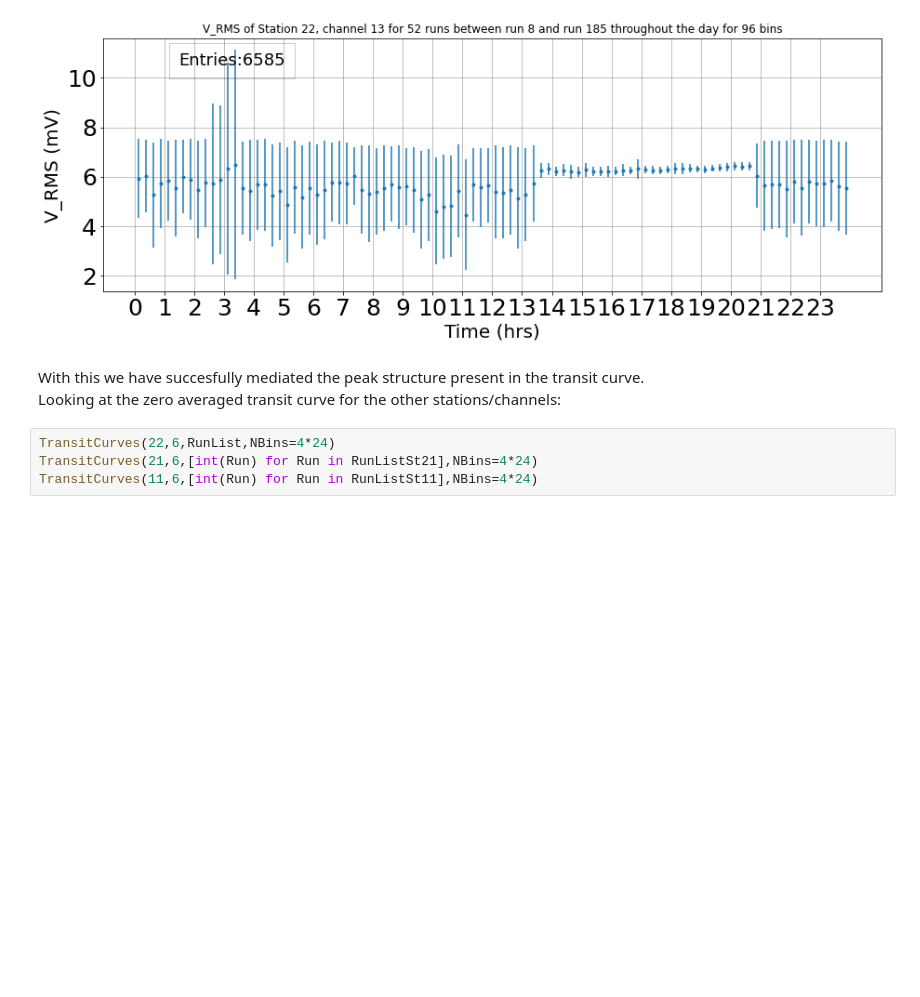
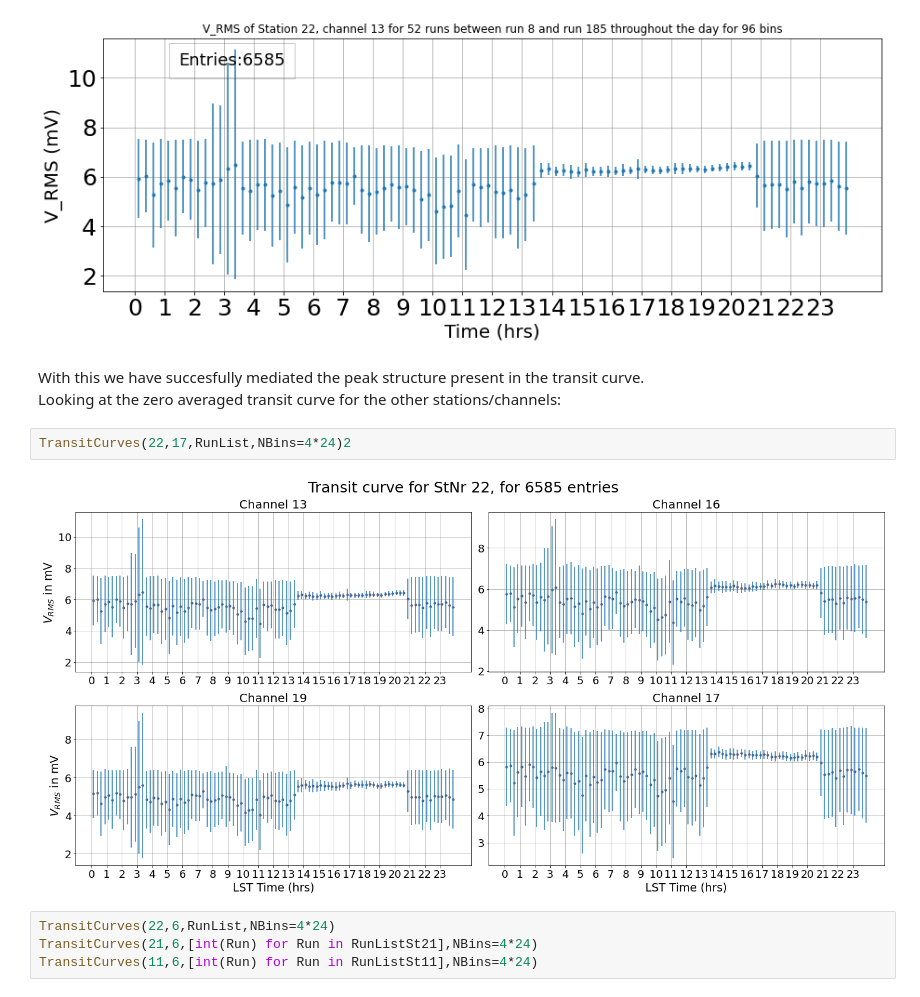
Before and after one commit to JethroStoffels/RNOG_Programming, a Jupyter notebook: 2022-11-08 Investigating Transit Curves Pt2.ipynb, the cells around one changed output. Drawn from its saved outputs; the diff is of its cells as text; blank space fills up the shorter version.

```diff
--- a/2022-11-08 Investigating Transit Curves Pt2.ipynb
+++ b/2022-11-08 Investigating Transit Curves Pt2.ipynb
@@ -40,6 +40,10 @@ DailyVoltAvg(22,13,RunList,NBins=4*24)
 # %% [markdown]
 With this we have succesfully mediated the peak structure present in the transit curve. <br>
 Looking at the zero averaged transit curve for the other stations/channels:
+# %%
+TransitCurves(22,17,RunList,NBins=4*24)2
+# %% [output]
+[figure, added]
 # %%
 TransitCurves(22,6,RunList,NBins=4*24)
 TransitCurves(21,6,[int(Run) for Run in RunListSt21],NBins=4*24)
```
Also changed, not shown: parts of 1 cell of this notebook, 5 other files.
